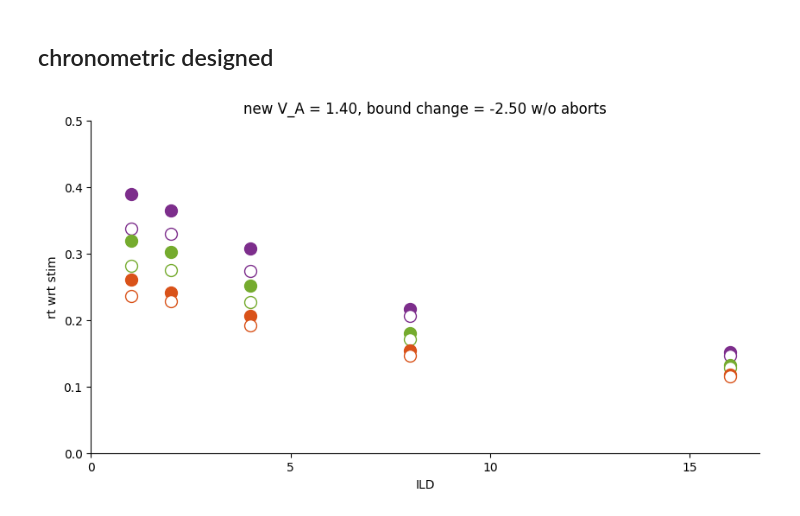
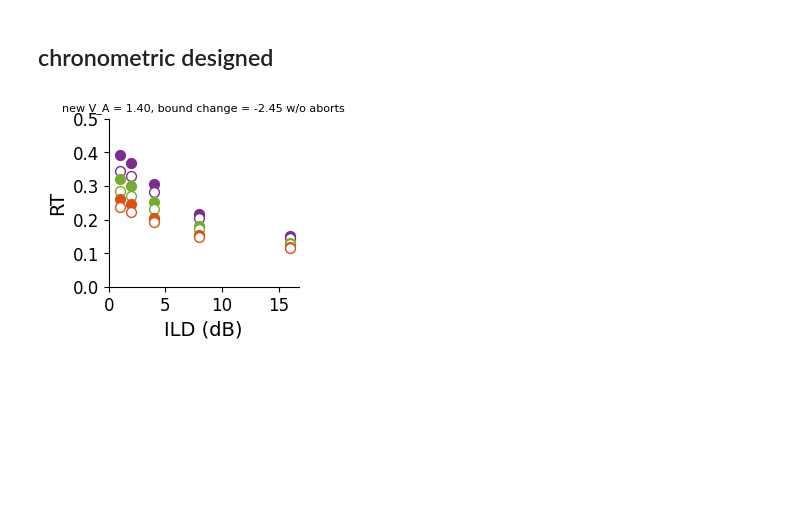
Before and after one commit to rakaar/ddm_data, a Jupyter notebook: simulations/change_v_a_and_bound.ipynb, the cells around one changed output. Cells and saved outputs as stored; diff of their text form; code cells hidden in the pictures; blank space fills up the shorter version.

```diff
--- a/simulations/change_v_a_and_bound.ipynb
+++ b/simulations/change_v_a_and_bound.ipynb
@@ -263,7 +282,7 @@ for i in range(0, N_params):
 # %% [markdown]
 ## psychometric - designed
 # %%
-i = 5
+i = 7
 each_bound_data = bound_change_results_dict[i]['results']
 new_V_A = bound_change_results_dict[i]['new_V_A']
 new_bound = bound_change_results_dict[i]['new_bound']
@@ -304,28 +323,31 @@ for a, ABL in enumerate(ABL_arr):
 
 # take average of led_off_psycho across first dimension
 led_off_psycho_avg = np.mean(led_off_psycho, axis=0)
-plt.figure(figsize=(5,5))
+plt.figure(figsize=(2.45, 2.18))
 # off
-plt.scatter(ILD_arr, led_off_psycho_avg, color='k', marker='o', s=150)
+plt.scatter(ILD_arr, led_off_psycho_avg, color='k', marker='o', s=50)
 plt.plot(ILD_arr, led_off_psycho_avg, color='k', lw=0.5)
 
 # on
 ABL_color_codes = {ABL_arr[0]: '#7D2E8C', ABL_arr[1]: '#75AB2E', ABL_arr[2]: '#D95219'}
-for a,ABL in enumerate(ABL_arr):
-    plt.scatter(ILD_arr, num_up_on[ABL]/num_trials_on[ABL], label=f'{ABL}', edgecolor=ABL_color_codes[ABL], marker='o', s=100, facecolors='white', lw=2)
-    plt.plot(ILD_arr, num_up_on[ABL]/num_trials_on[ABL], color=ABL_color_codes[ABL], lw=0.5)
+reverse_ABL_arr = ABL_arr[::-1]
+
+for a,ABL in enumerate(reverse_ABL_arr):
+    plt.scatter(ILD_arr, num_up_on[ABL]/num_trials_on[ABL], label=f'{ABL}', edgecolor=ABL_color_codes[ABL], marker='o', s=50, facecolors='white', lw=2)
+    # plt.plot(ILD_arr, num_up_on[ABL]/num_trials_on[ABL], color=ABL_color_codes[ABL], lw=0.5)
 
 plt.axhline(0.5, color='k', linestyle='dotted', lw=0.9)
 plt.axvline(0, color='k', linestyle='dotted',lw=0.9)
-plt.yticks([0, 0.5, 1])
-plt.xlabel('ILD (dB SPL)')
-plt.title(f'new V_A: {new_V_A:.2f}, bound change: {new_bound - theta_E:.2f}')
+plt.yticks([0, 0.5, 1], fontsize=12)
+plt.xticks(fontsize=12)
+plt.xlabel('ILD (dB)', fontsize=14)
+plt.ylabel('P(R)', fontsize=14)
+plt.title(f'new V_A: {new_V_A:.2f}, bound change: {new_bound - theta_E:.2f}', fontsize=8)
 
 ax = plt.gca()  # Get the current axis
 ax.spines['top'].set_visible(False)
 ax.spines['right'].set_visible(False)
-plt.show()
-
+plt.savefig('h3_psycho.eps', format='eps', bbox_inches='tight')
 
 
 # plot all led off
@@ -402,7 +424,7 @@ base_bound_data = bound_change_results_dict[0]['results']
 
 
 # change V_A
-new_bound_idx = 5
+new_bound_idx = 7
 new_bound_value = bound_change_results_dict[new_bound_idx]['new_bound']
 new_bound_data = bound_change_results_dict[new_bound_idx]['results']
 
@@ -505,7 +527,7 @@ for ABL in ABL_arr:
 # %%
 ABL_color_codes = {ABL_arr[0]: '#7D2E8C', ABL_arr[1]: '#75AB2E', ABL_arr[2]: '#D95219'}
 
-plt.figure(figsize=(10,5))
+plt.figure(figsize=(2.45, 2.18))
 for ABL in ABL_arr:
     # off filled
     # plt.errorbar(positive_ILD_arr, [new_off_mean[(ABL, ILD)] for ILD in positive_ILD_arr], yerr=[new_off_std_err[(ABL, ILD)] for ILD in positive_ILD_arr], label=f'new OFF {ABL}', color=ABL_color_codes[ABL], lw=3, alpha=0.5)
@@ -515,7 +537,7 @@ for ABL in ABL_arr:
     label=f'new OFF {ABL}',
     color=ABL_color_codes[ABL],  # Marker fill color
     marker='o',
-    s=100  # Adjust size as needed
+    s=50  # Adjust size as needed
 )
     # plt.errorbar(
     #     positive_ILD_arr,
@@ -530,37 +552,38 @@ for ABL in ABL_arr:
     # plt.errorbar(positive_ILD_arr, [new_on_mean[(ABL, ILD)] for ILD in positive_ILD_arr], yerr=[new_on_std_err[(ABL, ILD)] for ILD in positive_ILD_arr], label=f'new ON {ABL}', color=ABL_color_codes[ABL])
     # Scatter plot with white fill color and colored edges
     # Error bars
     # plt.errorbar(
     #     positive_ILD_arr,
     #     [new_on_mean[(ABL, ILD)] for ILD in positive_ILD_arr],
     #     yerr=[new_on_std_err[(ABL, ILD)] for ILD in positive_ILD_arr],
     #     fmt='none',  # No markers for error bars
     #     color=ABL_color_codes[ABL],  # Color of the error bars (matches edge color)
     #     lw=1,
     #     capsize=3
     # )
     plt.scatter(
         positive_ILD_arr,
         [new_on_mean[(ABL, ILD)] for ILD in positive_ILD_arr],
         label=f'new ON {ABL}',
         facecolor='white',  # White fill color
         edgecolor=ABL_color_codes[ABL],  # Edge color
         marker='o',
-        s=100,  # Adjust marker size as needed
+        s=50,  # Adjust marker size as needed
         linewidths=1  # Thickness of the edge
     )
 
 
 
     # plt.legend()
-    plt.xlabel('ILD'); plt.ylabel('rt wrt stim')
-    plt.title(f'new V_A = {new_V_A:.2f}, bound change = {new_bound_value - theta_E:.2f} w/o aborts')
-    plt.xticks([0, 5, 10, 15])
-    plt.yticks([0, 0.1, 0.2, 0.3, 0.4, 0.5])
+    plt.xlabel('ILD (dB)', fontsize=14); plt.ylabel('RT', fontsize=14)
+    plt.title(f'new V_A = {new_V_A:.2f}, bound change = {new_bound_value - theta_E:.2f} w/o aborts', fontsize=8)
+    plt.xticks([0, 5, 10, 15], fontsize=12)
+    plt.yticks([0, 0.1, 0.2, 0.3, 0.4, 0.5], fontsize=12)
 
 ax = plt.gca()  # Get the current axis
 ax.spines['top'].set_visible(False)
 ax.spines['right'].set_visible(False)
-plt.show()
+
+plt.savefig('h3_chrono.eps', format='eps', bbox_inches='tight')
 # %% [output]
-[figure, old version]
+[figure, new version]
```
Also changed, not shown: parts of 4 cells of this notebook, 15 other files.
